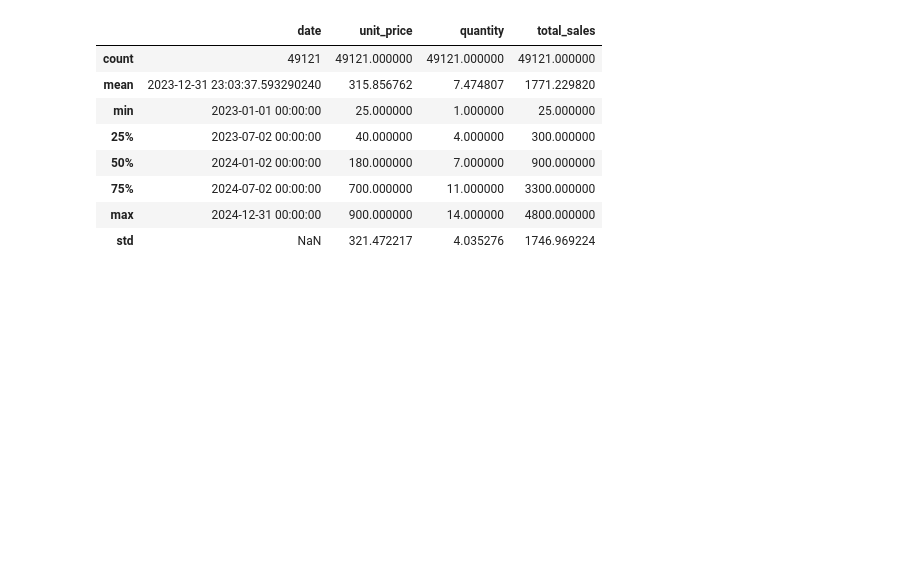
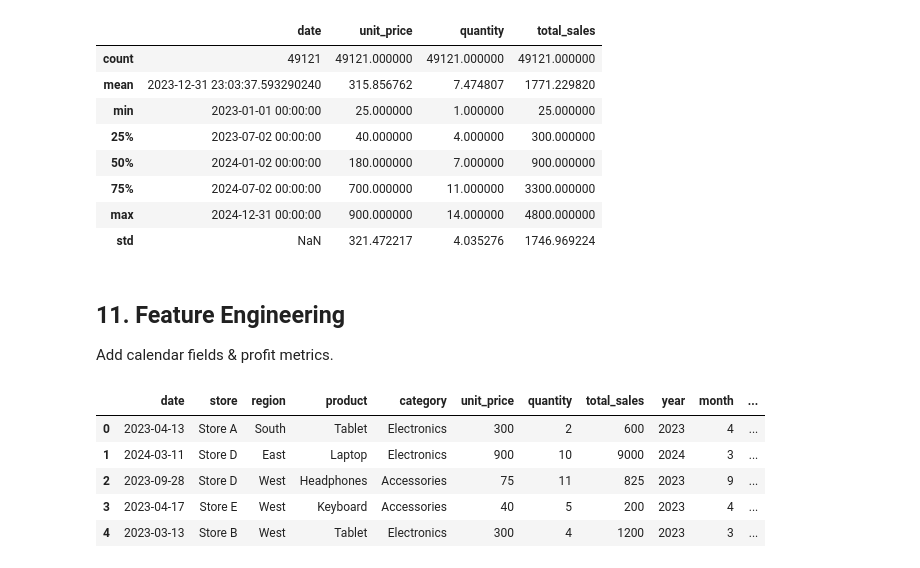
Before and after one commit to subrata-analytics/sales-performance-dashboard, a Jupyter notebook: notebooks/data_cleaning.ipynb, the cells around one changed output. Drawn from its saved outputs; the diff is of its cells as text; code cells hidden in the pictures; blank space fills up the shorter version.

Commit message:
Feature Engineering
Add calendar fields & profit metrics.

```diff
--- a/notebooks/data_cleaning.ipynb
+++ b/notebooks/data_cleaning.ipynb
@@ -269,3 +269,39 @@ df_capped.describe()
 | 75% | 2024-07-02 00:00:00 | 700.000000 | 11.000000 | 3300.000000 |
 | max | 2024-12-31 00:00:00 | 900.000000 | 14.000000 | 4800.000000 |
 | std | NaN | 321.472217 | 4.035276 | 1746.969224 |
+# %% [markdown]
+## 11. Feature Engineering
+Add calendar fields & profit metrics.
+# %%
+# Time features
+def add_calendar_fields(dataframe):
+    """Add day, month, year to the dataframe
+    if the dataframe has a datetime column
+
+    return a new dataframe with the features
+    """
+    df_cal = dataframe.copy(deep=True)
+
+    if "date" in df_cal.columns:
+        df_cal["year"] = df_cal["date"].dt.year
+        df_cal["month"] = df_cal["date"].dt.month
+        df_cal["quarter"] = df_cal["date"].dt.quarter
+        df_cal["weekday"] = df_cal["date"].dt.day_name()
+
+    return df_cal
+
+df = add_calendar_fields(df)
+df_capped = add_calendar_fields(df)
+
+# Estimated profit model @ 35% margin
+df["profit"] = df["total_sales"] * 0.35
+df_capped["profit"] = df_capped["total_sales"] * 0.35
+
+df.head()
+# %% [output]
+|  | date | store | region | product | category | unit_price | quantity | total_sales | year | month | ... |
+| 0 | 2023-04-13 | Store A | South | Tablet | Electronics | 300 | 2 | 600 | 2023 | 4 | ... |
+| 1 | 2024-03-11 | Store D | East | Laptop | Electronics | 900 | 10 | 9000 | 2024 | 3 | ... |
+| 2 | 2023-09-28 | Store D | West | Headphones | Accessories | 75 | 11 | 825 | 2023 | 9 | ... |
+| 3 | 2023-04-17 | Store E | West | Keyboard | Accessories | 40 | 5 | 200 | 2023 | 4 | ... |
+| 4 | 2023-03-13 | Store B | West | Tablet | Electronics | 300 | 4 | 1200 | 2023 | 3 | ... |
```
